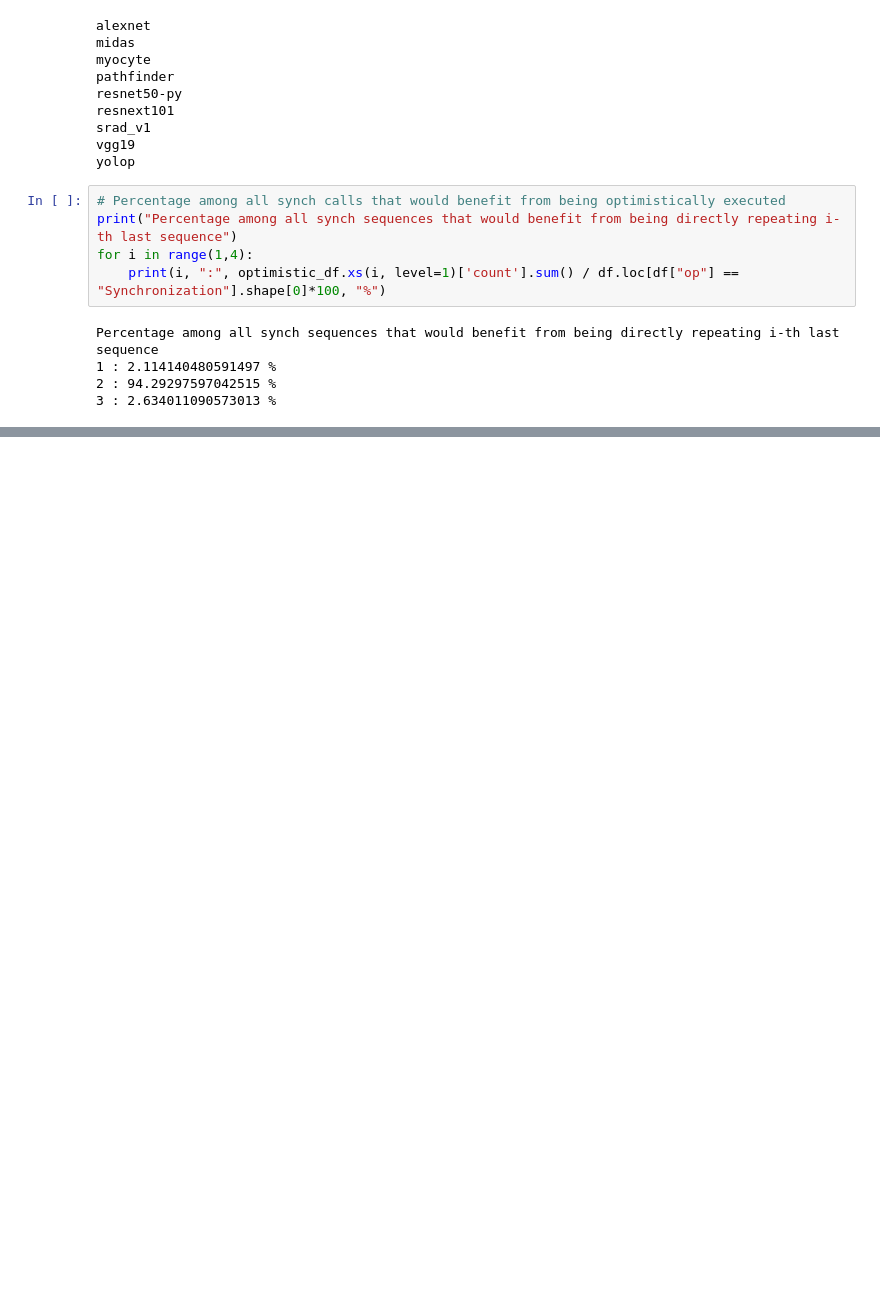
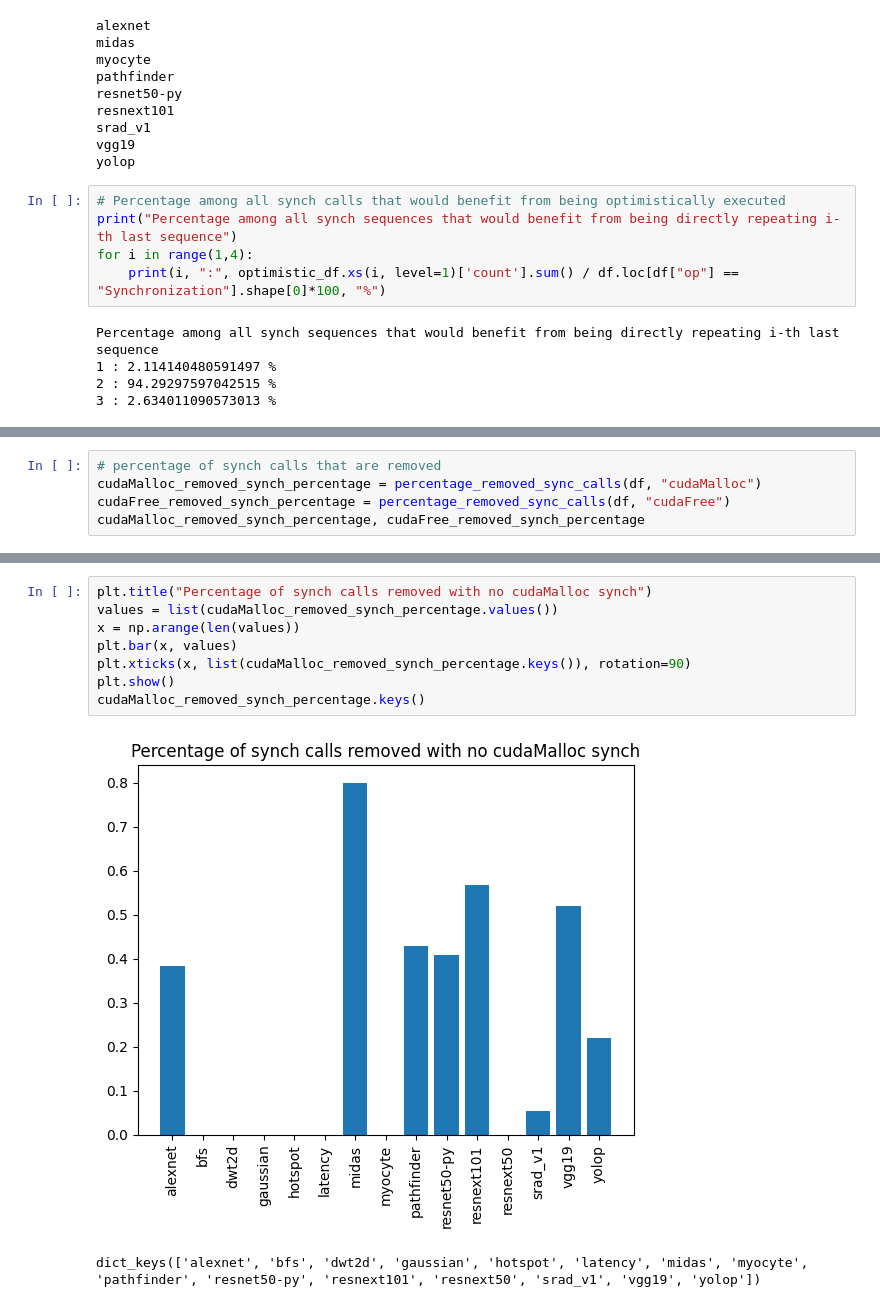
Before and after one commit to spcl/gpuless-thesis, a Jupyter notebook: optimistic-execution-analysis/analysis.ipynb, the cells around one changed output, grey strips where cells are left out. Saved outputs shown, nothing was run; the diff lists cells and outputs as text; blank space fills up the shorter version.

Commit message:
plot kernel optimization analysis

```diff
--- a/optimistic-execution-analysis/analysis.ipynb
+++ b/optimistic-execution-analysis/analysis.ipynb
@@ -353,0 +537,5 @@ yolop
+# %%
+# percentage of synch calls that are removed
+cudaMalloc_removed_synch_percentage = percentage_removed_sync_calls(df, "cudaMalloc")
+cudaFree_removed_synch_percentage = percentage_removed_sync_calls(df, "cudaFree")
+cudaMalloc_removed_synch_percentage, cudaFree_removed_synch_percentage
@@ -353,0 +560,11 @@ yolop
+# %%
+plt.title("Percentage of synch calls removed with no cudaMalloc synch")
+values = list(cudaMalloc_removed_synch_percentage.values())
+x = np.arange(len(values))
+plt.bar(x, values)
+plt.xticks(x, list(cudaMalloc_removed_synch_percentage.keys()), rotation=90)
+plt.show()
+cudaMalloc_removed_synch_percentage.keys()
+# %% [output]
+[figure, added]
+dict_keys(['alexnet', 'bfs', 'dwt2d', 'gaussian', 'hotspot', 'latency', 'midas', 'myocyte', 'pathfinder', 'resnet50-py', 'resnext101', 'resnext50', 'srad_v1', 'vgg19', 'yolop'])
```
Also changed, not shown: parts of 24 cells of this notebook.
